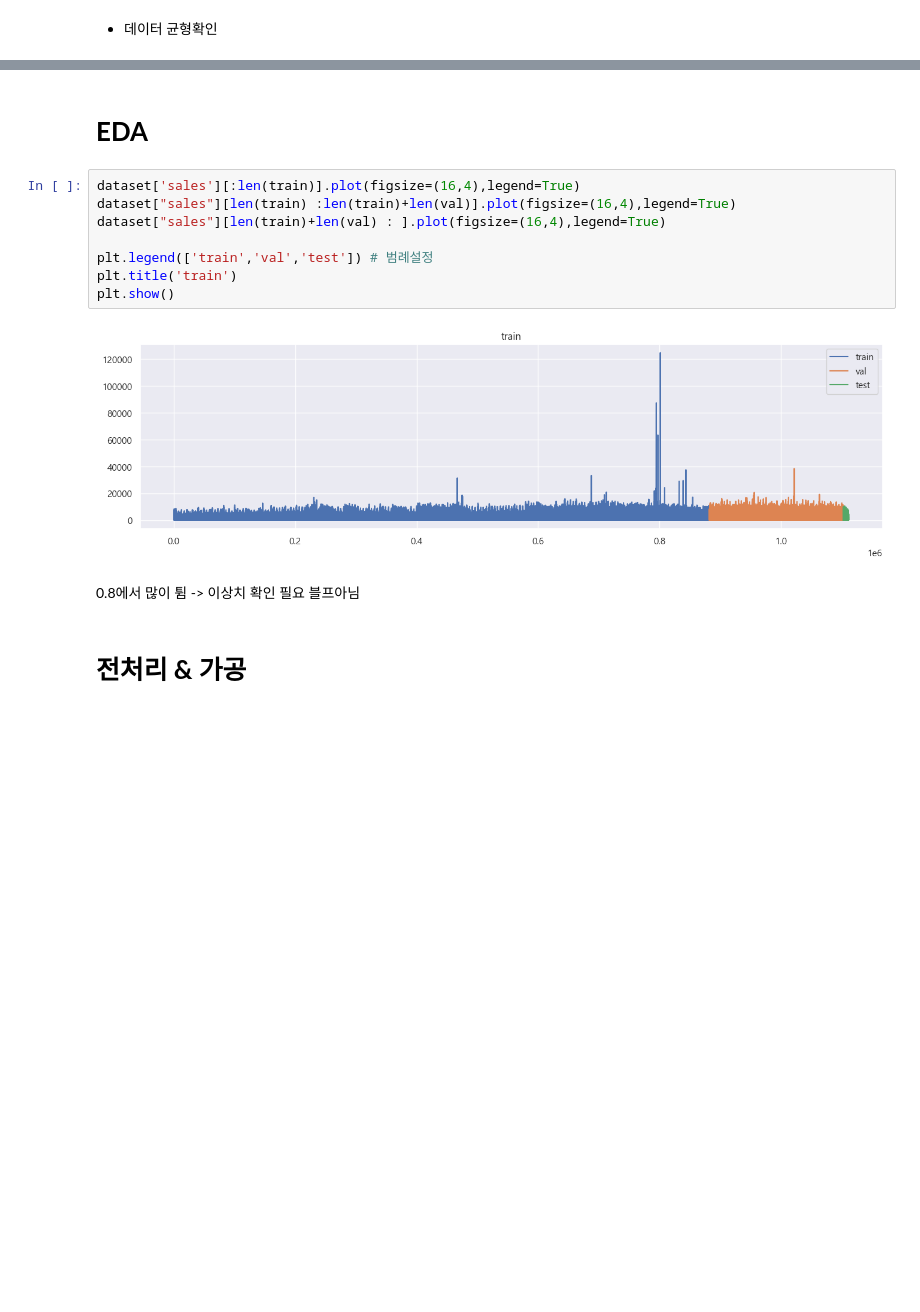
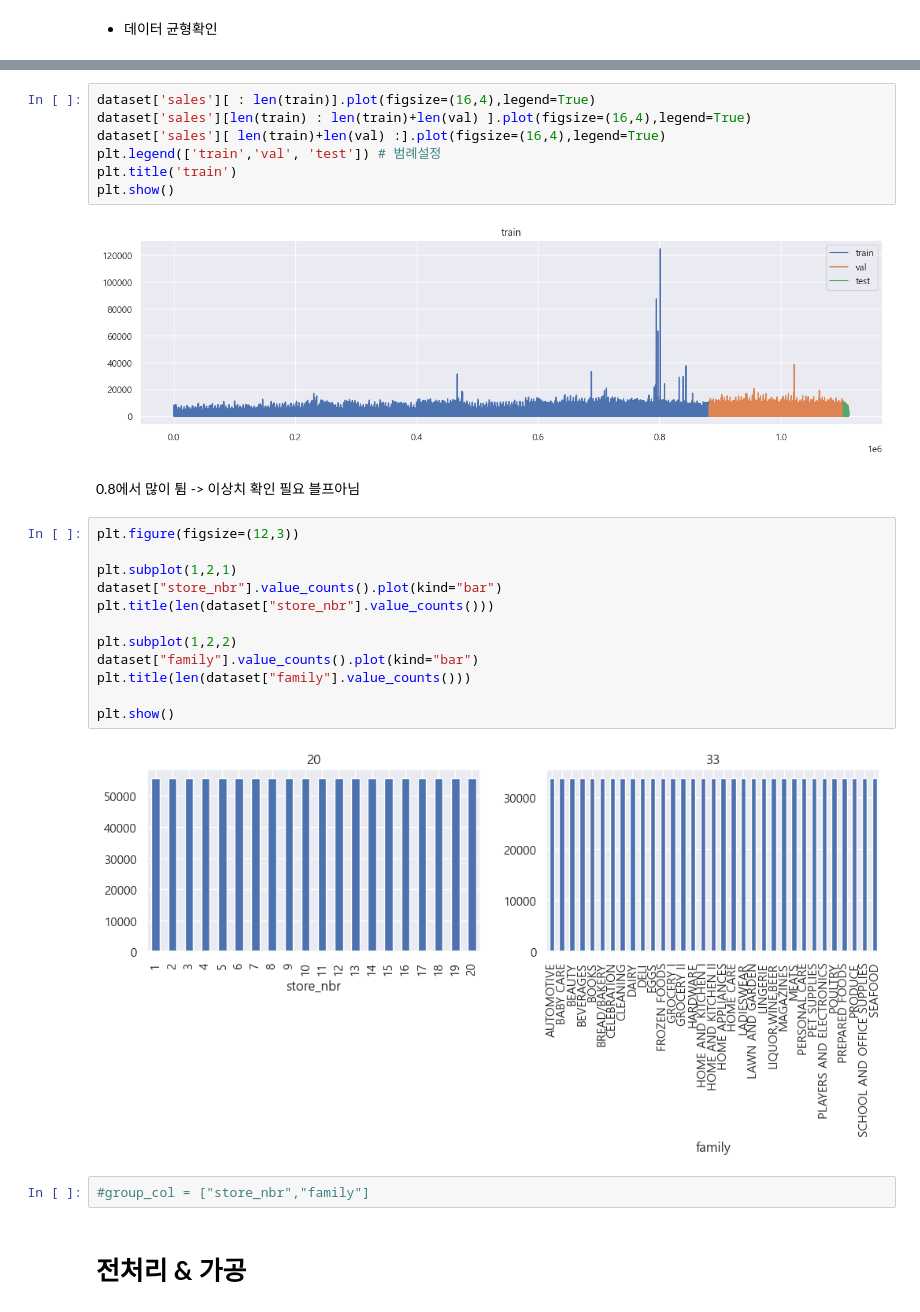
Before and after one commit to han00jh/DL-Study, a Jupyter notebook: lec10_공모전_시계열_판매량_.ipynb, the cells around one changed output, grey strips where cells are left out. Drawn from its saved outputs; the diff is of its cells as text; blank space fills up the shorter version.

```diff
--- a/lec10_공모전_시계열_판매량_.ipynb
+++ b/lec10_공모전_시계열_판매량_.ipynb
@@ -147,11 +120,8 @@ len(train), len(val)
-# %% [markdown]
-# <b>EDA
 # %%
-dataset['sales'][:len(train)].plot(figsize=(16,4),legend=True)
-dataset["sales"][len(train) :len(train)+len(val)].plot(figsize=(16,4),legend=True)
-dataset["sales"][len(train)+len(val) : ].plot(figsize=(16,4),legend=True)
-
-plt.legend(['train','val','test']) # 범례설정
+dataset['sales'][ : len(train)].plot(figsize=(16,4),legend=True)
+dataset['sales'][len(train) : len(train)+len(val) ].plot(figsize=(16,4),legend=True)
+dataset['sales'][ len(train)+len(val) :].plot(figsize=(16,4),legend=True)
+plt.legend(['train','val', 'test']) # 범례설정
 plt.title('train')
 plt.show()
 # %% [output]
@@ -159,5 +129,21 @@ plt.show()
 # %% [markdown]
 0.8에서 많이 튐 -> 이상치 확인 필요
 블프아님
+# %%
+plt.figure(figsize=(12,3))
+
+plt.subplot(1,2,1)
+dataset["store_nbr"].value_counts().plot(kind="bar")
+plt.title(len(dataset["store_nbr"].value_counts()))
+
+plt.subplot(1,2,2)
+dataset["family"].value_counts().plot(kind="bar")
+plt.title(len(dataset["family"].value_counts()))
+
+plt.show()
+# %% [output]
+[figure, added]
+# %%
+#group_col = ["store_nbr","family"]
 # %% [markdown]
 # <b>전처리 & 가공
```
Also changed, not shown: parts of 64 cells of this notebook, 2 other files.
